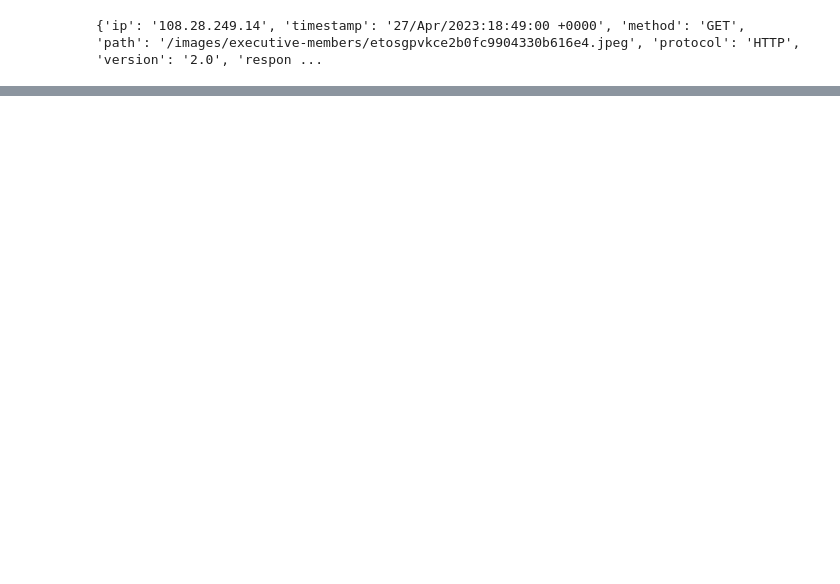
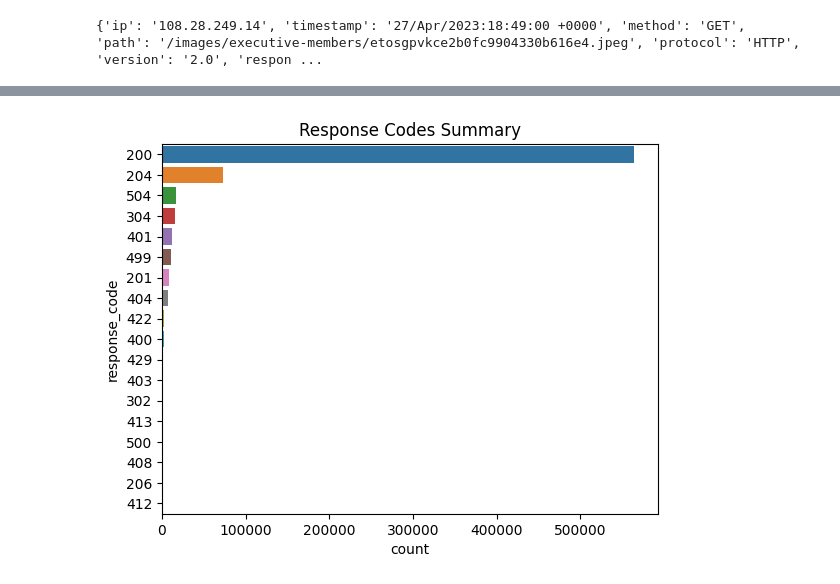
Before and after one commit to aashutoshkhadgi/webserver-log-analyzer, a Jupyter notebook: log-analyzer.py.ipynb, the cells around one changed output, grey strips where cells are left out. Saved outputs shown, nothing was run; the diff lists cells and outputs as text; code cells hidden in the pictures; blank space fills up the shorter version.

```diff
--- a/log-analyzer.py.ipynb
+++ b/log-analyzer.py.ipynb
@@ -97 +73,8 @@ sb.countplot(x='ip', data=df[df.ip.isin(top_5_ips.index)],hue='response_code')
+# %%
+#display most active remote clients
+%matplotlib inline
+
+ips = df['ip'].value_counts()
+top_ips = ips.iloc[0:15]
+#horizontal_bar= top_ips.plot(kind='barh',figsize=(12,6))
 # %%
@@ -104,0 +92,8 @@ plt.hist(df['method'])
+# %%
+top_5_ips=  ips.iloc[1:2]
+sns.color_palette("tab10")
+category_counts = df.response_code.value_counts()
+sorted_categories = category_counts.index
+sns.countplot(y="response_code", data=df,palette="tab10", order=sorted_categories).set_title('Response Codes Summary');
+# %% [output]
+[figure, added]
```
Also changed, not shown: parts of 11 cells of this notebook, 5 other files.
